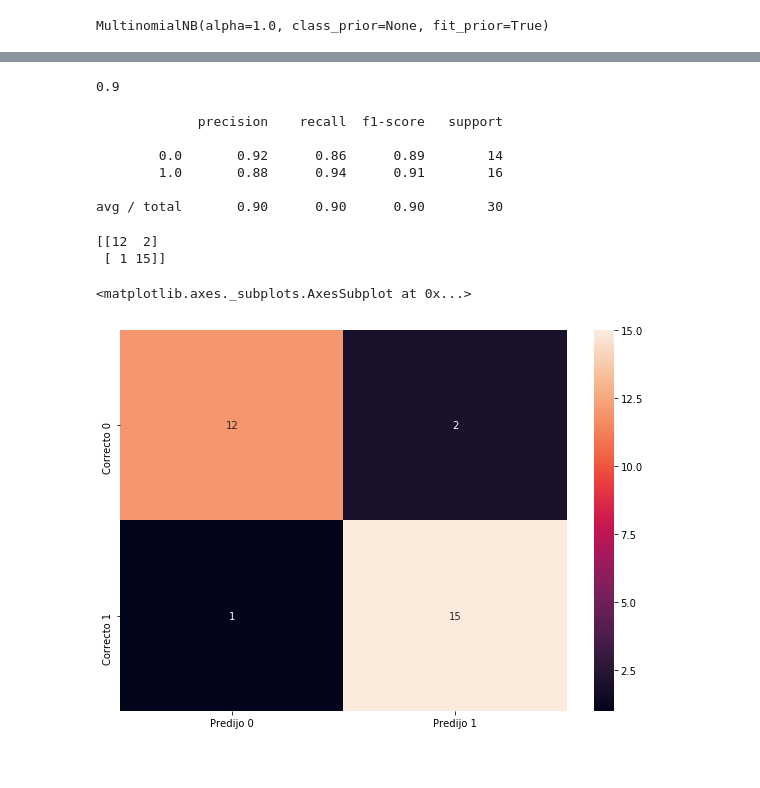
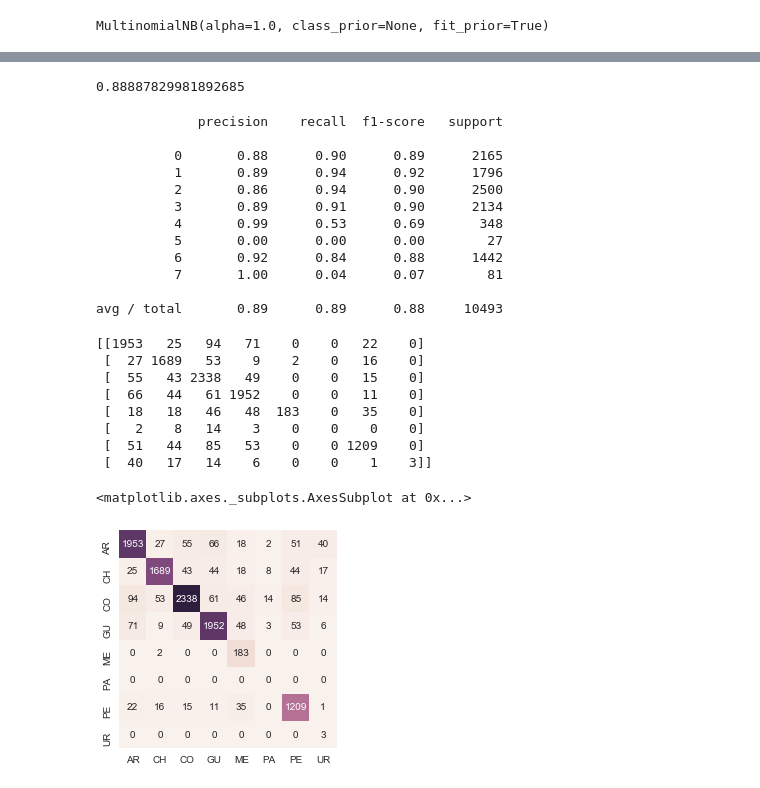
Before and after one commit to drakon47/ejercicios, a Jupyter notebook: NAIVE BAYES 3 TEXT ANALISIS MONITOR x PAIS.ipynb, the cells around one changed output, grey strips where cells are left out. Drawn from its saved outputs; the diff is of its cells as text; code cells hidden in the pictures.

```diff
--- a/NAIVE BAYES 3 TEXT ANALISIS MONITOR x PAIS.ipynb
+++ b/NAIVE BAYES 3 TEXT ANALISIS MONITOR x PAIS.ipynb
@@ -11,0 +16,6 @@ df.head()
+# %%
+#CODIFICAR UNA COLUMNA CATEGORICA EN NÚMEROS
+le = preprocessing.LabelEncoder()
+le.fit(df['TARGET'])
+#EN LE.CLASSES_ QUEDA ARMADO EL ARRAY DE INDEXACION
+list(le.classes_)
@@ -11,0 +24,4 @@ df.head()
+# %%
+#Y CON ESTO HACEMOS LA TRANSFORMACIÓN EN EL DATASET
+
+df['TARGET'] =le.transform(df['TARGET'])
@@ -21,7 +72,7 @@ X_train, X_test, y_train, y_test = train_test_split(df['COMENTARIO'], df['TARGET
 # %%
 #EXTRACTO LAS PALABAS Y LAS CUENTO
 from sklearn.feature_extraction.text import CountVectorizer
-modelo_cvec = CountVectorizer(stop_words='english')
+modelo_cvec = CountVectorizer()###stop_words='english'
 # %%
 #CONVIERTO EL X TRAIN EN ARRAY DE PALABRAS CONTADAS
 X_train = modelo_cvec.fit_transform(X_train)
@@ -58,6 +101,0 @@ array([ nan,  nan,  nan, ...,  nan,  nan,  nan])
-# %%
-from sklearn.model_selection import train_test_split
-###VOY A SEPARAR LOS DATASETS EN SETS DE ENTRENAMIENTO Y DE TESTEO.
-###VOY A GUARDAR EL 30% DE LOS REGISTROS PARA TESTEO LUEGO DEL ENTRENAMIENTO
-###FIJO EL RANDOM STATE PARA QUE ME DE SIEMPRE EL MISMO RESULTADO, BLOQUEA EL RANDOMIZADOR DEL ORDENADOR
-X_train, X_test, y_train, y_test = train_test_split(X,y,test_size=0.30, random_state=1)
@@ -129,27 +133,39 @@ list_pickle.close()
 ##EL METODO ACCURACY SCORE BASICAMENTE ME COMPARA LOS TARGET QUE GUARDÉ DE TESTEO (30%) Y LOS COMPARA CON LOS QUE PREDIJO Y_PRED
 ##ESTO DEVUELVE EL % DE ACIERTOS QUE TUVO
 from sklearn.metrics import accuracy_score
-accuracy_score(y_test,y_pred)
+accuracy_score(y_test,labels_predichas)
 # %% [output]
-0.9
+0.88887829981892685
 # %%
 ##ESTO NO SE QUE HACE, PERO EVIDENTEMENTE ESTÁ TIRANDO INDICADORES DE CALIDAD. PREGUNTAR QUÉ ES CADA UNO?
 ##DA VALORES PARA CADA TIPO DE TARGET???
 from sklearn.metrics import classification_report
-print(classification_report(y_test,y_pred))
+print(classification_report(y_test,labels_predichas))
 # %% [output]
              precision    recall  f1-score   support
 
-        0.0       0.92      0.86      0.89        14
-        1.0       0.88      0.94      0.91        16
+          0       0.88      0.90      0.89      2165
+          1       0.89      0.94      0.92      1796
+          2       0.86      0.94      0.90      2500
+          3       0.89      0.91      0.90      2134
+          4       0.99      0.53      0.69       348
+          5       0.00      0.00      0.00        27
+          6       0.92      0.84      0.88      1442
+          7       1.00      0.04      0.07        81
 
-avg / total       0.90      0.90      0.90        30
+avg / total       0.89      0.89      0.88     10493
 # %%
 ##ESTO ME AHCE LA MATRIZ DE CONFUSION. COMO PUEDO PONERLE LOS HEADERS?
 from sklearn.metrics import confusion_matrix
-print(confusion_matrix(y_test,y_pred))
+print(confusion_matrix(y_test,labels_predichas))
 # %% [output]
-[[12  2]
- [ 1 15]]
+[[1953   25   94   71    0    0   22    0]
+ [  27 1689   53    9    2    0   16    0]
+ [  55   43 2338   49    0    0   15    0]
+ [  66   44   61 1952    0    0   11    0]
+ [  18   18   46   48  183    0   35    0]
+ [   2    8   14    3    0    0    0    0]
+ [  51   44   85   53    0    0 1209    0]
+ [  40   17   14    6    0    0    1    3]]
 # %%
 ##PREGUNTAR: ES EL EJE X LO PREDECIDO, O SEA LO SEGUNDO QUE LE PASO A LA MATRIZ O ES AL REVES????
@@ -157,20 +173,29 @@ laMatriz = confusion_matrix(y_test,y_pred)
 # %%
 ##GRAFICO LA MATRIZ DE CONFUSION CON MAS CALIDAD
 ##IMPORTO LAS LIBRERIAS QUE VOY A USAR:
-import seaborn as sn
-import pandas as pd
-import matplotlib.pyplot as plt
-
+#import seaborn as sn
+#import pandas as pd
+#import matplotlib.pyplot as plt
 ##ARMO EL OBJETO, PRIMERO LE PASO EL ARRAY, SEGUNDO LOS PASO EL INDEX DE FILAS Y TERCERO LAS COLUMNAS
-df_cm = pd.DataFrame(laMatriz, index = ["Correcto 0", "Correcto 1"],
-                  columns = ["Predijo 0", "Predijo 1"])
-plt.figure(figsize = (10,7))
-sn.heatmap(df_cm, annot=True)
+#df_cm = pd.DataFrame(laMatriz, index = ["AR", "CH", "CO", "GU", "ME", "PA", "PE", "UR"],columns = ["AR", "CH", "CO", "GU", "ME", "PA", "PE", "UR"])
+#plt.figure(figsize = (10,7))
+#sn.heatmap(df_cm, annot=True)
 ## ESTO RECORRE EL STRING Y PONE DE A UN CHARCTER X FILA O COL: index = [i for i in "ABCD"]
 ##PUEDO PASARLE UNA LISTA PARECE, ASÍ: index = ["OPCION A","OPCION B"]
-# %% [output]
-<matplotlib.axes._subplots.AxesSubplot at 0x...>
-[figure, removed]
+# %%
+#ESTA SI ANDA--------------------------------------------------
+from sklearn.metrics import confusion_matrix
+% matplotlib inline
+import matplotlib.pyplot as plt
+import seaborn as sns
+mat = confusion_matrix(y_test, labels_predichas)
+mat.shape
+sns.heatmap(mat.T, square=True, annot=True, fmt='d', cbar=False,
+            xticklabels=["AR", "CH", "CO", "GU", "ME", "PA", "PE", "UR"],
+            yticklabels=["AR", "CH", "CO", "GU", "ME", "PA", "PE", "UR"])
+# %% [output]
+<matplotlib.axes._subplots.AxesSubplot at 0x...>
+[figure, added]
 # %%
 ##ERROR CUADRÁTICO???? CÓMO SE INTEPRETA?
 from sklearn.metrics import mean_squared_error
```
Also changed, not shown: parts of 25 cells of this notebook, 3 other files.
